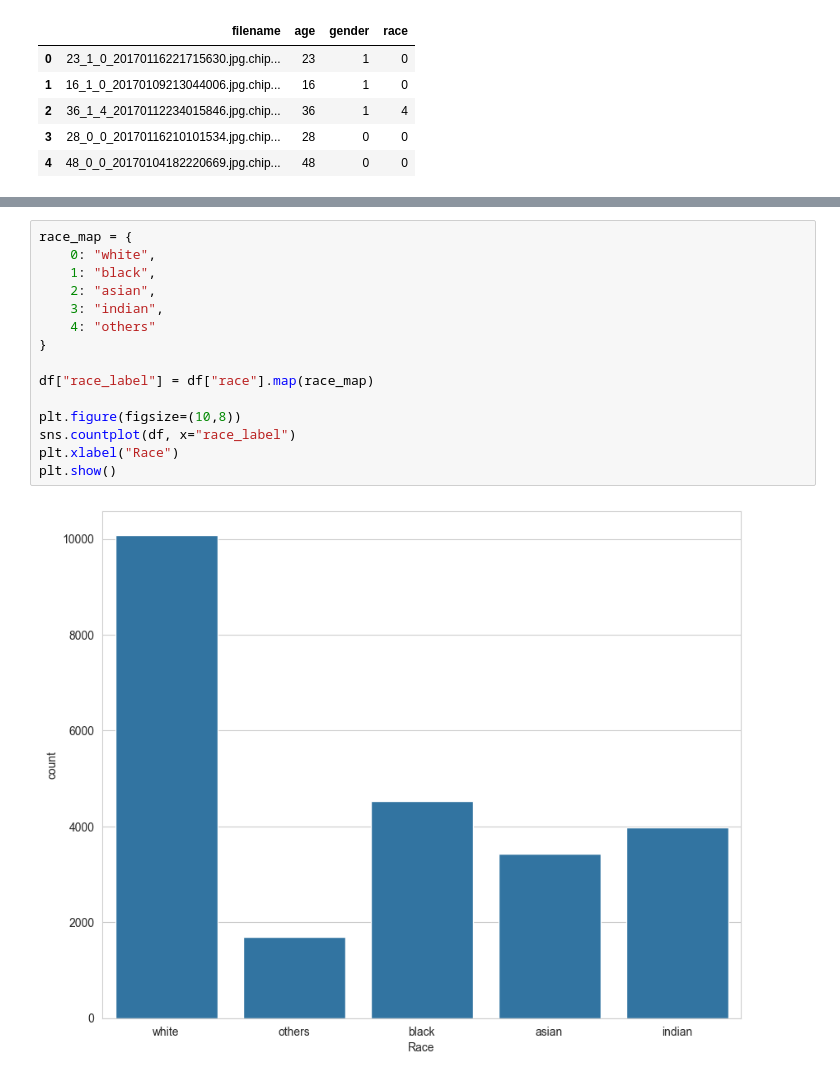
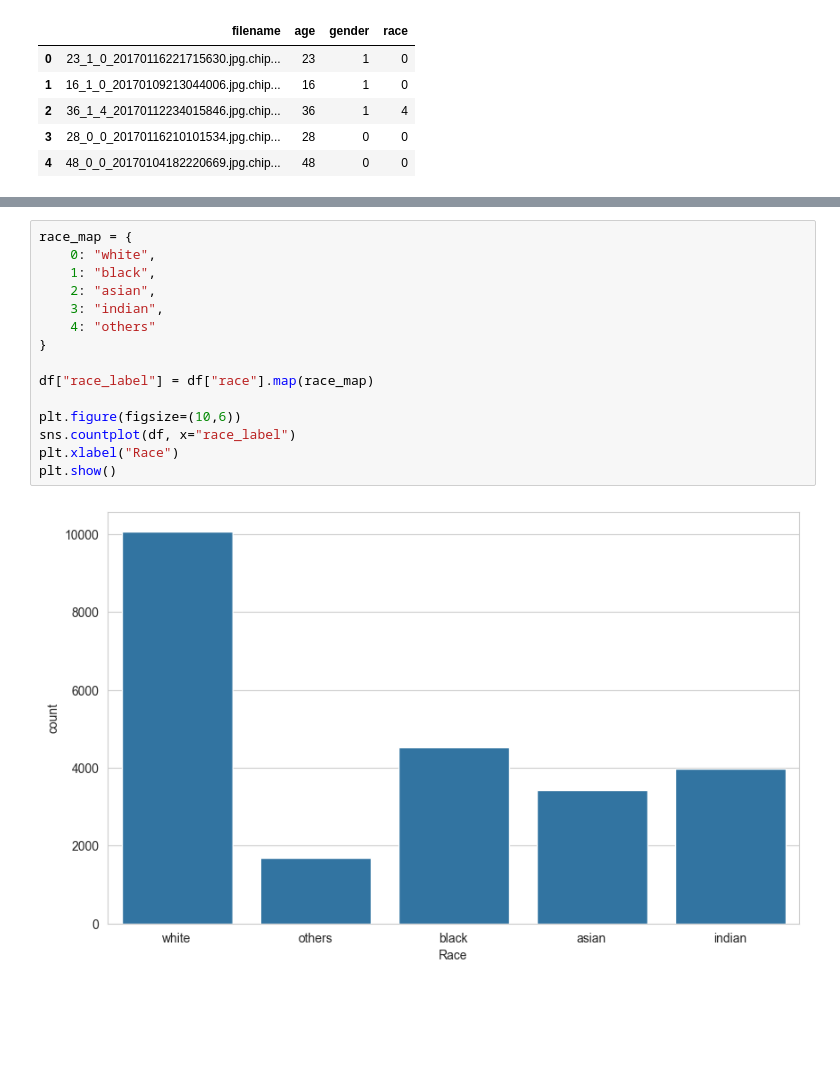
Before and after one commit to cqberg/project-null, a Jupyter notebook: eda.ipynb, the cells around one changed output, grey strips where cells are left out. Saved outputs shown, nothing was run; the diff lists cells and outputs as text; blank space fills up the shorter version.

```diff
--- a/eda.ipynb
+++ b/eda.ipynb
@@ -29,18 +29,18 @@ plt.show()
 # %%
 race_map = {
     0: "white",
     1: "black",
     2: "asian",
     3: "indian",
     4: "others"
 }
 
 df["race_label"] = df["race"].map(race_map)
 
-plt.figure(figsize=(10,8))
+plt.figure(figsize=(10,6))
 sns.countplot(df, x="race_label")
 plt.xlabel("Race")
 plt.show()
 # %% [output]
-[figure, old version]
+[figure, new version]
 # %%
```
Also changed, not shown: parts of 4 cells of this notebook, 3 other files.
